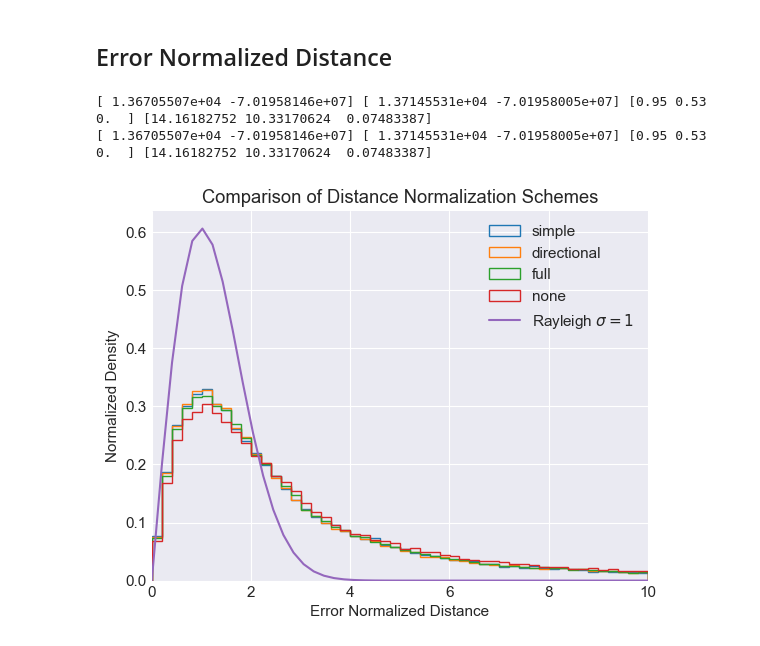
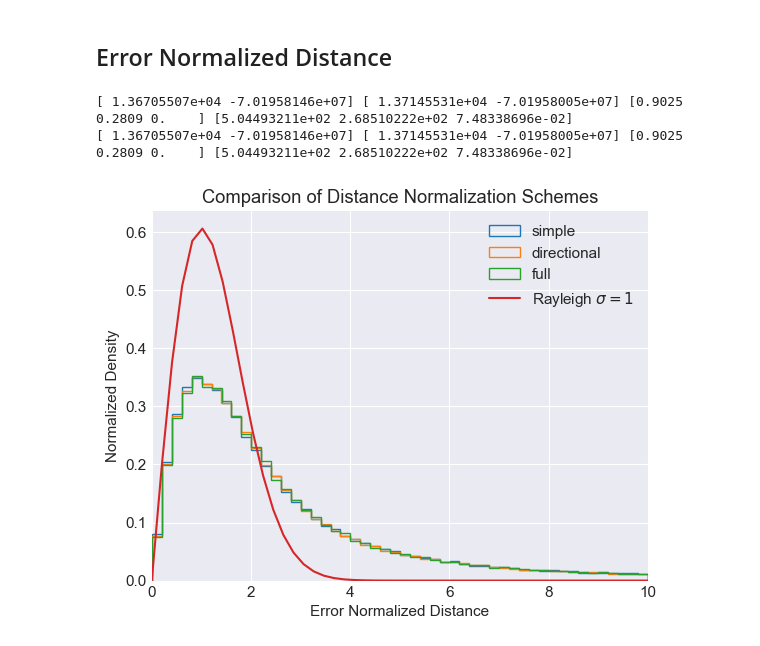
Before and after one commit to RenVit318/masterproject, a Jupyter notebook: src/notebooks/error_normalized_distance_study_marrese.ipynb, the cells around one changed output. Cells and saved outputs as stored; diff of their text form; code cells hidden in the pictures.

Commit message:
Error Ellipse Plotting

```diff
--- a/src/notebooks/error_normalized_distance_study_marrese.ipynb
+++ b/src/notebooks/error_normalized_distance_study_marrese.ipynb
@@ -111,10 +111,10 @@ def error_ellipses(mu, covmat, sigma_levels, **kwargs):
         Extra arguments for matplotlib.patches.Ellipse
     """
     import matplotlib as mpl
-    import scipy as sp
+    from scipy.special import erf
 
     sigmaLevels2D = -2.0 * np.log(
-        1.0 - sp.special.erf(np.array([sigma_levels]).flatten() / np.sqrt(2.0))
+        1.0 - erf(np.array([sigma_levels]).flatten() / np.sqrt(2.0))
     )
 
     eigvalmax = 0.5 * (
@@ -216,16 +216,20 @@ def compute_error_normalized_distance(pos1, pos2, unc1, unc2, method='full', coo
         # chi^2 = v^T S^-1 v
         # Setup distance vector and covariance matrix
         if len(pos1.shape) > 1:
-            delta_distance = np.stack((np.abs(x1_corr-x2_corr), np.abs(y1-y2)), axis=1)
+            delta_distance = np.stack(((x1_corr-x2_corr), (y1-y2)), axis=1)
 
-            cov_mat_top = np.stack((sigma_x1 + sigma_x2, sigma_xy1 + sigma_xy2), axis=1)
-            cov_mat_bot = np.stack((sigma_xy1 + sigma_xy2, sigma_y1 + sigma_y2), axis=1)
+            cov_mat_top = np.stack((sigma_x1 + sigma_x2, sigma_xy1 * np.sqrt(sigma_x1*sigma_y1) + sigma_xy2 * np.sqrt(sigma_x2*sigma_y2)), axis=1)
+            cov_mat_bot = np.stack((sigma_xy1 * np.sqrt(sigma_x1*sigma_y1) + sigma_xy2 * np.sqrt(sigma_x2*sigma_y2), sigma_y1 + sigma_y2), axis=1)
 
             cov_matrix = np.stack((cov_mat_top, cov_mat_bot), axis=1)
         else:
             delta_distance = np.array([x1_corr - x2_corr, y1 - y2])
-            cov_matrix = np.array([[sigma_x1+sigma_x2, sigma_xy1+sigma_xy2], [sigma_xy1+sigma_xy2, sigma_y1+sigma_y2]])
+            #print(f'v:{delta_distance}')
+            cov_matrix = np.array([[sigma_x1+sigma_x2, sigma_xy1*np.sqrt(sigma_x1*sigma_y1)+sigma_xy2*np.sqrt(sigma_x2*sigma_y2)], [sigma_xy1*np.sqrt(sigma_x1*sigma_y1)+sigma_xy2*np.sqrt(sigma_x2*sigma_y2), sigma_y1+sigma_y2]])
+            #print(f'S: {cov_matrix}')
+            #cov_matrix = np.array([[sigma_x1+sigma_x2, sigma_xy1+sigma_xy2], [sigma_xy1+sigma_xy2, sigma_y1+sigma_y2]])
         cov_matrix_inverse = np.linalg.inv(cov_matrix) # Inverts each of the N matrices individually
+        #print(f'S^-1: {cov_matrix_inverse}')
 
         # Calculate chi squared
         if len(pos1.shape) > 1:
@@ -236,8 +240,9 @@ def compute_error_normalized_distance(pos1, pos2, unc1, unc2, method='full', coo
         else:
             vt_Sinverse = np.matmul(delta_distance, cov_matrix_inverse)
             chi_squared = np.matmul(vt_Sinverse, delta_distance)
+            #print(f'chi_squared {chi_squared}')
 
-        return np.sqrt(chi_squared)
+        return np.sqrt(np.abs(chi_squared))
 
     # Start by computing distances
     distances = np.sqrt((x1_corr - x2_corr)**2. + (y1 - y2)**2.)
@@ -251,32 +256,34 @@ def compute_error_normalized_distance(pos1, pos2, unc1, unc2, method='full', coo
 
         return distances/combined_unc
 # %%
-brandt_factor = 1/1.36
+brandt_factor = 1.36
 # Compute the complete error normalized distances array
 pos_hipp = np.array([pos_hipp_table_full[:,0], pos_hipp_table_full[:,1]]).T*3.6e6
 pos_gaia = np.array([pos_gaia_table_full['ra_prop'], pos_gaia_table_full['dec_prop']]).T*3.6e6
-unc_hipp = np.array([pos_hipp_table_full[:,2], pos_hipp_table_full[:,3], np.zeros_like(pos_hipp_table_full[:,3])]).T
-unc_gaia = np.array([brandt_factor * pos_gaia_table_full['e_ra_prop'], brandt_factor * pos_gaia_table_full['e_de_prop'], pos_gaia_table_full['ra_dec_prop']]).T
+unc_hipp = np.array([pos_hipp_table_full[:,2]**2, pos_hipp_table_full[:,3]**2, np.zeros_like(pos_hipp_table_full[:,3])]).T
+unc_gaia = np.array([brandt_factor * pos_gaia_table_full['e_ra_prop']**2, brandt_factor * pos_gaia_table_full['e_de_prop']**2, pos_gaia_table_full['ra_dec_prop']]).T
 
 print(pos_hipp[0], pos_gaia[0], unc_hipp[0], unc_gaia[0])
 error_norm_distances = compute_error_normalized_distance(pos_hipp, pos_gaia, unc_hipp, unc_gaia, method='full')
 print(pos_hipp[0], pos_gaia[0], unc_hipp[0], unc_gaia[0])
 # %% [output]
-[ 1.36705507e+04 -7.01958146e+07] [ 1.37145531e+04 -7.01958005e+07] [0.95 0.53 0.  ] [14.16182752 10.33170624  0.07483387]
-[ 1.36705507e+04 -7.01958146e+07] [ 1.37145531e+04 -7.01958005e+07] [0.95 0.53 0.  ] [14.16182752 10.33170624  0.07483387]
+[ 1.36705507e+04 -7.01958146e+07] [ 1.37145531e+04 -7.01958005e+07] [0.9025 0.2809 0.    ] [5.04493211e+02 2.68510222e+02 7.48338696e-02]
+[ 1.36705507e+04 -7.01958146e+07] [ 1.37145531e+04 -7.01958005e+07] [0.9025 0.2809 0.    ] [5.04493211e+02 2.68510222e+02 7.48338696e-02]
 # %%
+#set_styles()
 # Investigate the effect of different normalization methods
-for method in ['simple', 'directional', 'full', 'none']:
+for method in ['simple', 'directional', 'full']:#, 'none']:
     error_norm_distances = compute_error_normalized_distance(pos_hipp, pos_gaia, unc_hipp, unc_gaia, method=method)
     plt.hist(error_norm_distances[error_norm_distances < 10], bins=50, density=True, label=method, histtype='step')
 
 x = np.linspace(0, 10, 50)
 plt.plot(x, rayleigh(x, 1), label=r'Rayleigh $\sigma = 1$')
 plt.legend()
 plt.xlim(0, 10)
 plt.xlabel('Error Normalized Distance')
 plt.ylabel('Normalized Density')
 plt.title('Comparison of Distance Normalization Schemes')
+plt.savefig('temp_brandt')
 plt.show()
 # %% [output]
-[figure, old version]
+[figure, new version]
```
Also changed, not shown: parts of 3 cells of this notebook, 2 other files.
